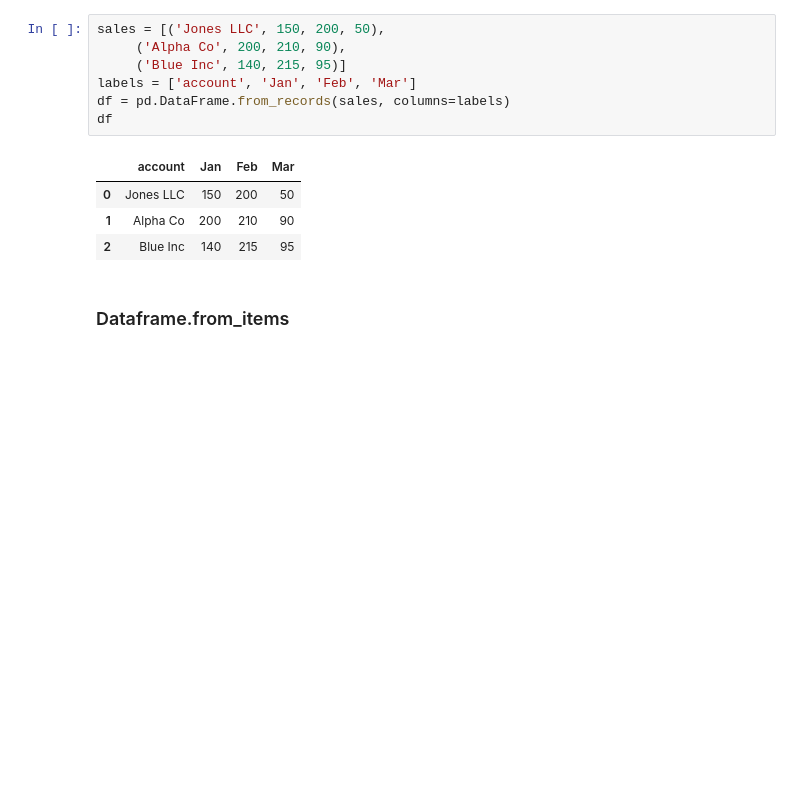
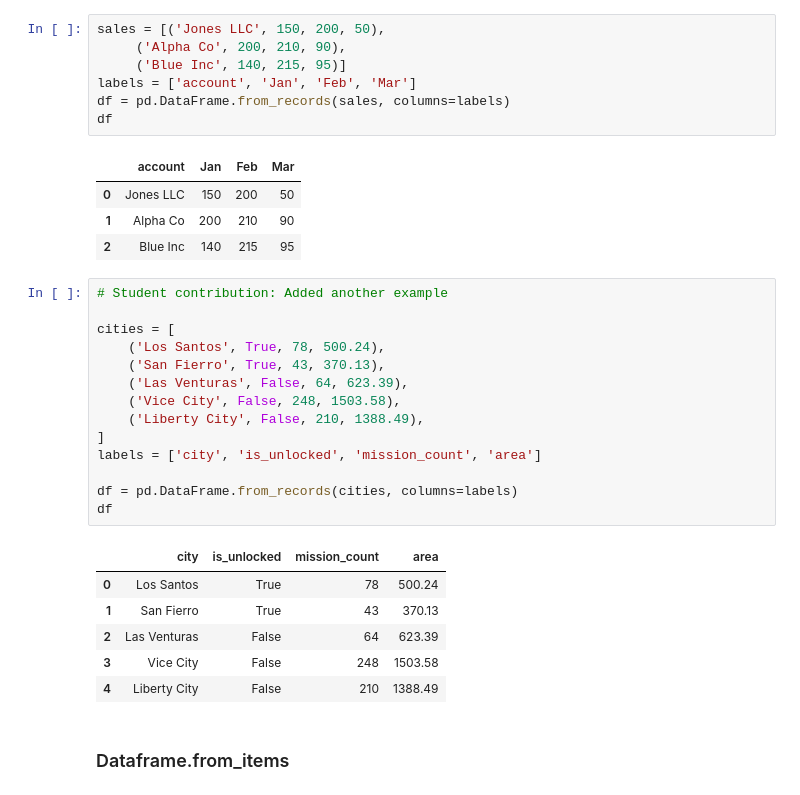
Before and after one commit to shaaagri/iat-481-wk1, a Jupyter notebook: Introduction_to_Python.ipynb, the cells around one changed output. Cells and saved outputs as stored; diff of their text form; blank space fills up the shorter version.

```diff
--- a/Introduction_to_Python.ipynb
+++ b/Introduction_to_Python.ipynb
@@ -1876,6 +1939,27 @@ df
 | 0 | Jones LLC | 150 | 200 | 50 |
 | 1 | Alpha Co | 200 | 210 | 90 |
 | 2 | Blue Inc | 140 | 215 | 95 |
+# %%
+# Student contribution: Added another example
+
+cities = [
+    ('Los Santos', True, 78, 500.24),
+    ('San Fierro', True, 43, 370.13),
+    ('Las Venturas', False, 64, 623.39),
+    ('Vice City', False, 248, 1503.58),
+    ('Liberty City', False, 210, 1388.49),
+]
+labels = ['city', 'is_unlocked', 'mission_count', 'area']
+
+df = pd.DataFrame.from_records(cities, columns=labels)
+df
+# %% [output]
+|  | city | is_unlocked | mission_count | area |
+| 0 | Los Santos | True | 78 | 500.24 |
+| 1 | San Fierro | True | 43 | 370.13 |
+| 2 | Las Venturas | False | 64 | 623.39 |
+| 3 | Vice City | False | 248 | 1503.58 |
+| 4 | Liberty City | False | 210 | 1388.49 |
 # %% [markdown]
 ### Dataframe.from_items
 # %% [markdown]
```
Also changed, not shown: parts of 67 cells of this notebook.
